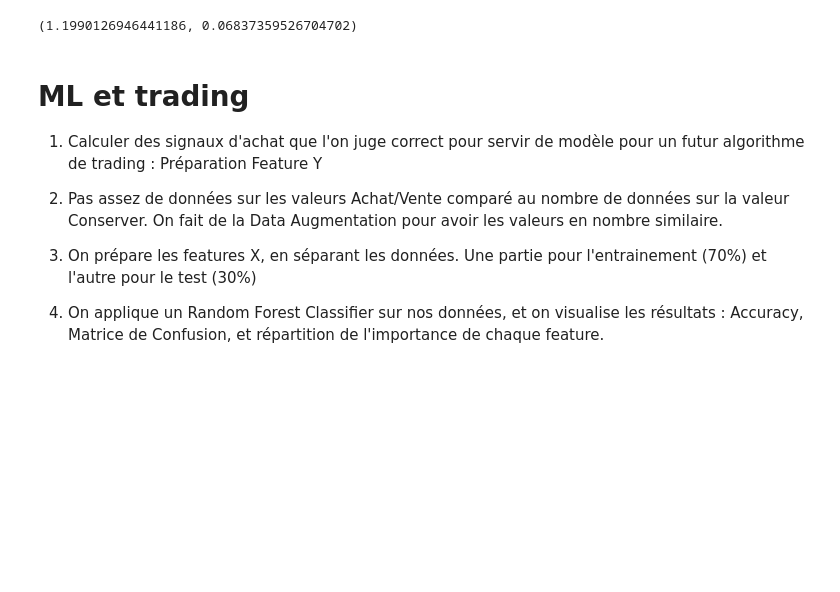
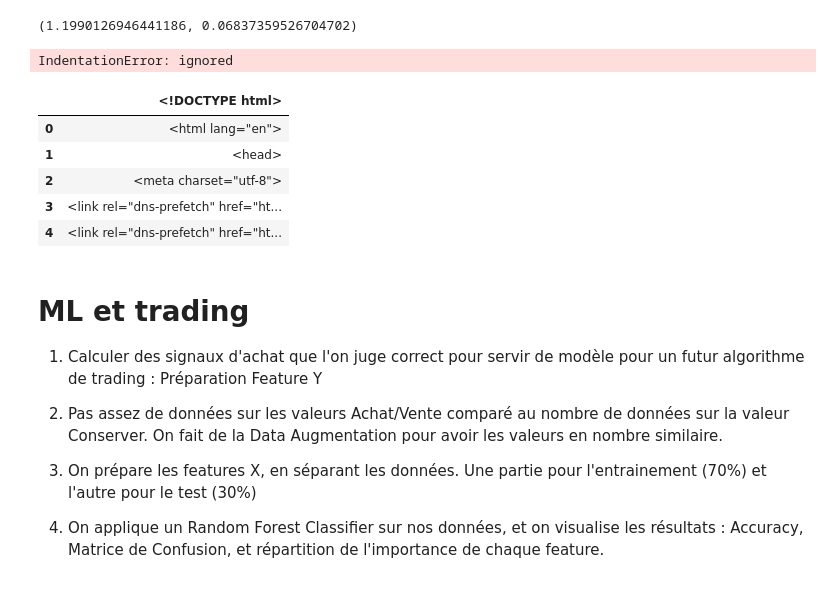
Before and after one commit to quentin-duflot/Python_Data_Scientist_Projet, a Jupyter notebook: Gestion_de_portefeuille.ipynb, the cells around one changed output. Drawn from its saved outputs; the diff is of its cells as text; code cells hidden in the pictures; blank space fills up the shorter version.

```diff
--- a/Gestion_de_portefeuille.ipynb
+++ b/Gestion_de_portefeuille.ipynb
@@ -1241,3 +1278,33 @@ def tab_capm(df, start,end,N):
+# %%
+#Créer une fonction qui calcule la valeur attendue de l'action avec la formule de l'APT.
+
+def APT(d_start,m_start,y_start,d_end,m_end,y_end,action):
+  df = pd.read_csv('https://github.com/quentin-duflot/Python_Data_Scientist_Projet/blob/master/Europe_5_Factors_Daily.csv',',')
+  Rf = 0  #Peut-être modifié, correspond au taux du livret A
+  DateBA = str(y_start+"-"+m_start+"-"+d_start)
+  DateBP = str(y_start+m_start+d_start)
+  DateEA = str(y_end+"-"+m_end+"-"+d_end)
+  DateEP = str(y_end+m_end+d_end)
+  X = action[action["Date"].isin([DateBA:DateEA])]
+  Y = df[df["Date"].isin([DateBP:DateEP])]
+
+  beta,BETA = CoeffReg(X, Y)
+  ER = Rf + beta*BETA
+
+  return ER
+# %% [output]
+IndentationError: ignored
+# %%
+import pandas as pd
+df = pd.read_csv('https://github.com/quentin-duflot/Python_Data_Scientist_Projet/blob/master/Europe_5_Factors_Daily.csv',",",'infer',false_values=[-0.99],skiprows=[72,866], engine ='python')
+df.head()
+# %% [output]
+|  | <!DOCTYPE html> |
+| 0 | <html lang="en"> |
+| 1 | <head> |
+| 2 | <meta charset="utf-8"> |
+| 3 | <link rel="dns-prefetch" href="ht... |
+| 4 | <link rel="dns-prefetch" href="ht... |
 # %% [markdown]
  # ML et trading
 
```
Also changed, not shown: parts of 3 cells of this notebook.
